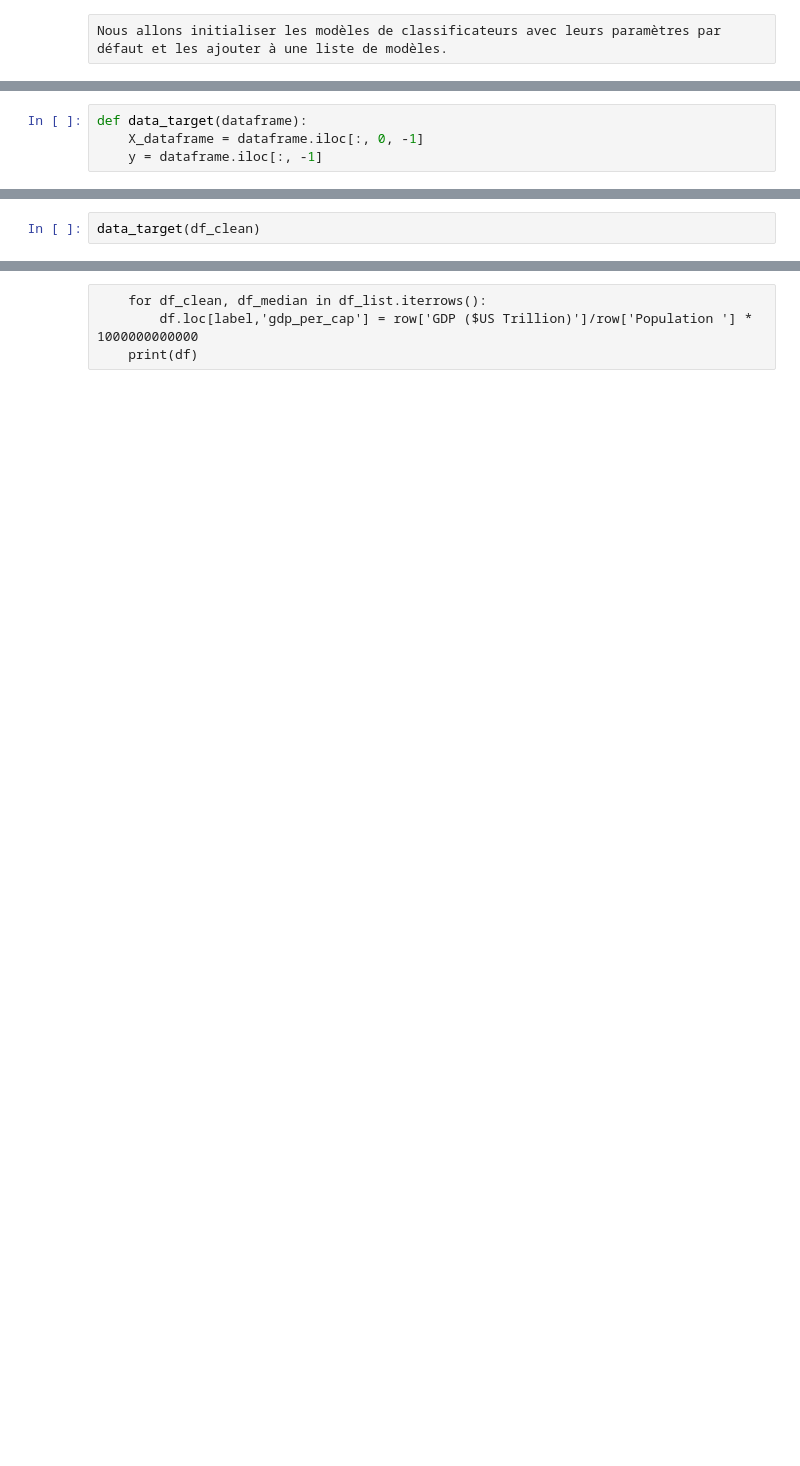
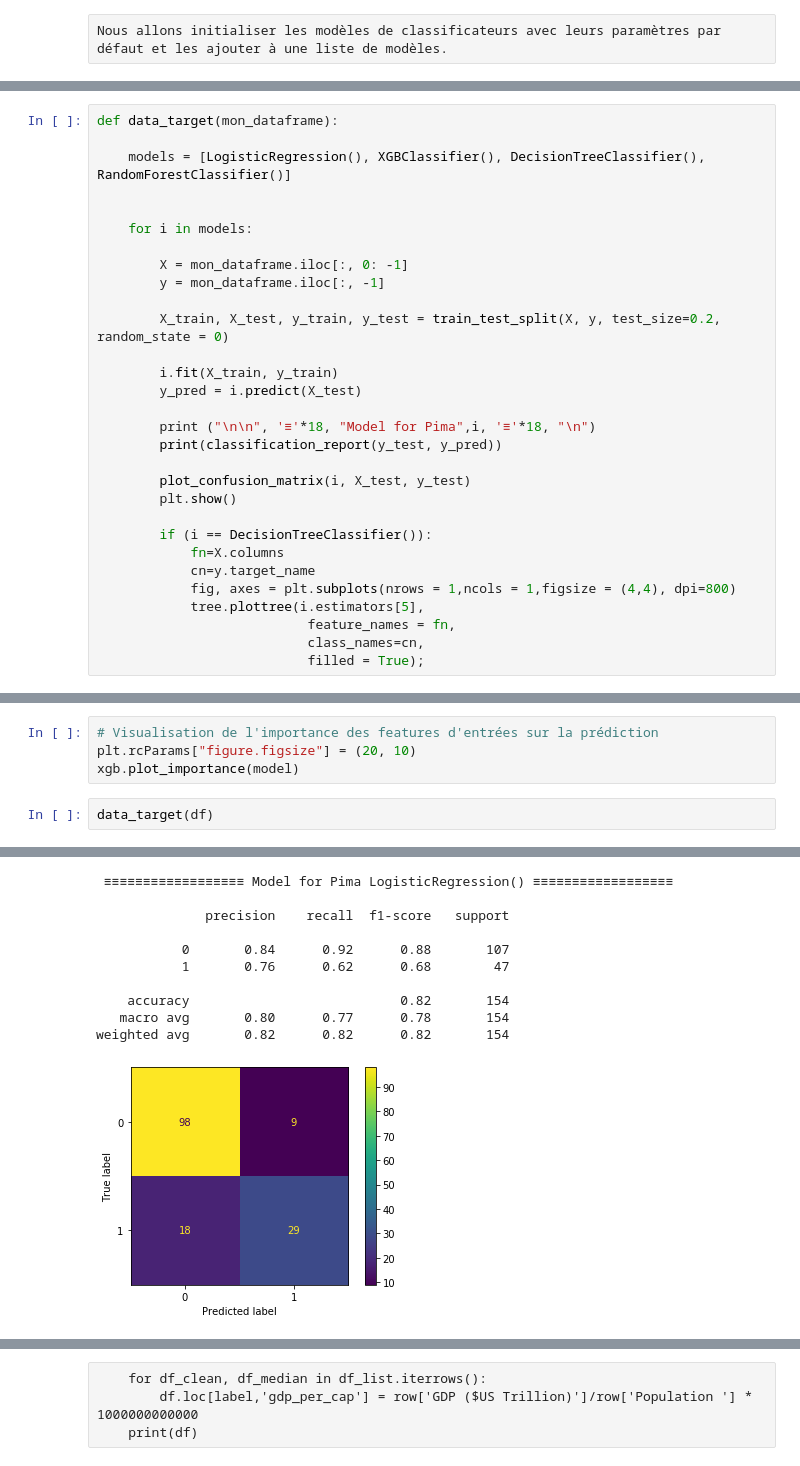
Before and after one commit to Abdelrazak-sakhri/diabete, a Jupyter notebook: Projet_diabete_Lamine_Mourad_Abdel.ipynb, the cells around one changed output, grey strips where cells are left out. Saved outputs shown, nothing was run; the diff lists cells and outputs as text; blank space fills up the shorter version.

```diff
--- a/Projet_diabete_Lamine_Mourad_Abdel.ipynb
+++ b/Projet_diabete_Lamine_Mourad_Abdel.ipynb
@@ -359,4 +376,30 @@ models.append(('DT', DecisionTreeClassifier()))
-# %%
-def data_target(dataframe):
-    X_dataframe = dataframe.iloc[:, 0, -1]
-    y = dataframe.iloc[:, -1]
+# %%
+def data_target(mon_dataframe):
+
+    models = [LogisticRegression(), XGBClassifier(), DecisionTreeClassifier(), RandomForestClassifier()]
+
+
+    for i in models:
+
+        X = mon_dataframe.iloc[:, 0: -1]
+        y = mon_dataframe.iloc[:, -1]
+
+        X_train, X_test, y_train, y_test = train_test_split(X, y, test_size=0.2, random_state = 0)
+
+        i.fit(X_train, y_train)
+        y_pred = i.predict(X_test)
+
+        print ("\n\n", '≡'*18, "Model for Pima",i, '≡'*18, "\n")
+        print(classification_report(y_test, y_pred))
+
+        plot_confusion_matrix(i, X_test, y_test)
+        plt.show()
+
+        if (i == DecisionTreeClassifier()):
+            fn=X.columns
+            cn=y.target_name
+            fig, axes = plt.subplots(nrows = 1,ncols = 1,figsize = (4,4), dpi=800)
+            tree.plottree(i.estimators[5],
+                           feature_names = fn,
+                           class_names=cn,
+                           filled = True);
@@ -363,3 +425,7 @@ def data_target(dataframe):
+# %%
+# Visualisation de l'importance des features d'entrées sur la prédiction
+plt.rcParams["figure.figsize"] = (20, 10)
+xgb.plot_importance(model)
 # %%
-data_target(df_clean)
+data_target(df)
 # %% [output]
@@ -366,0 +439,11 @@ IndexingError: Too many indexers
+ ≡≡≡≡≡≡≡≡≡≡≡≡≡≡≡≡≡≡ Model for Pima LogisticRegression() ≡≡≡≡≡≡≡≡≡≡≡≡≡≡≡≡≡≡
+
+              precision    recall  f1-score   support
+
+           0       0.84      0.92      0.88       107
+           1       0.76      0.62      0.68        47
+
+    accuracy                           0.82       154
+   macro avg       0.80      0.77      0.78       154
+weighted avg       0.82      0.82      0.82       154
+[figure, added]
```
Also changed, not shown: parts of 22 cells of this notebook.
